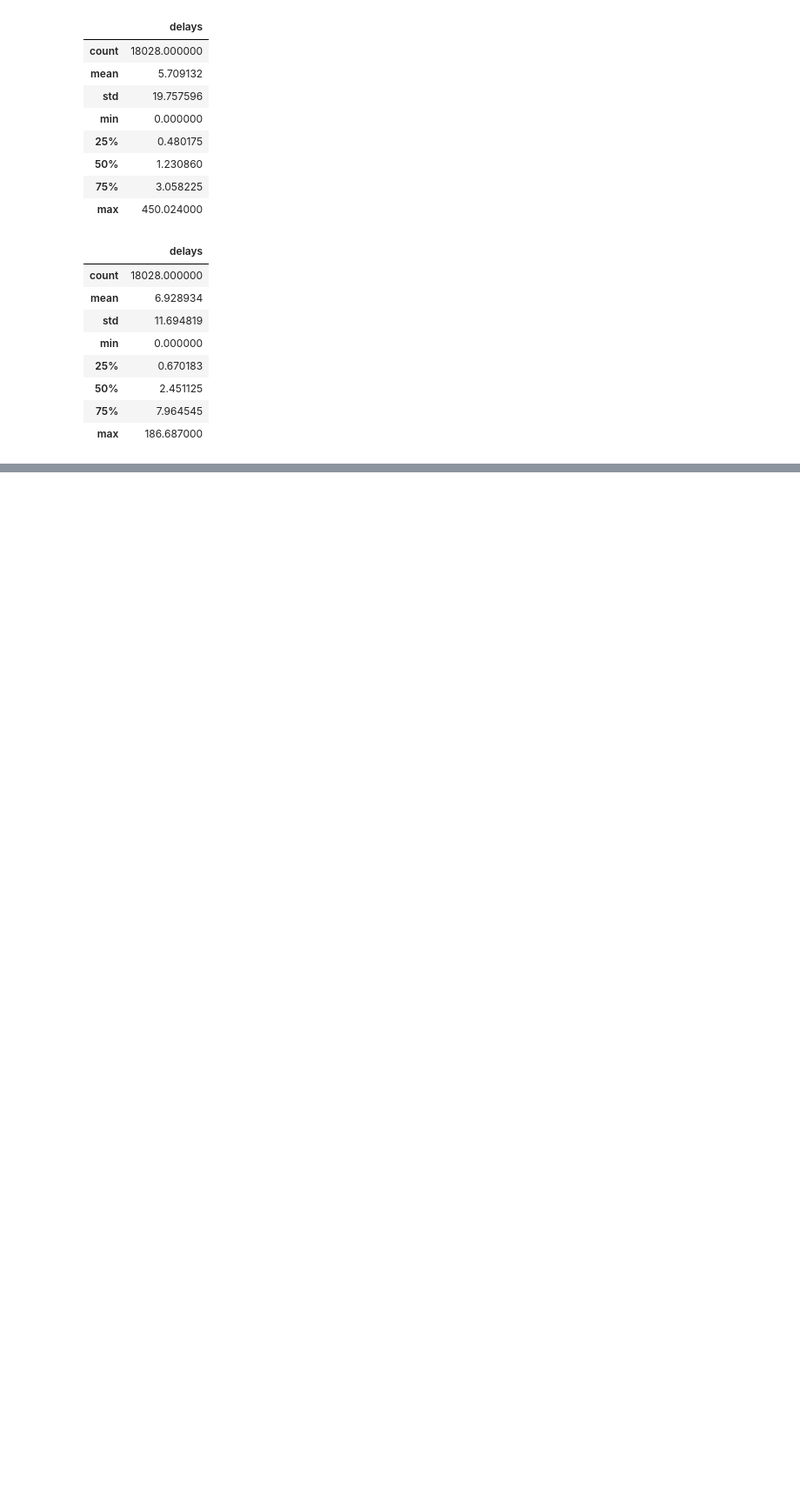
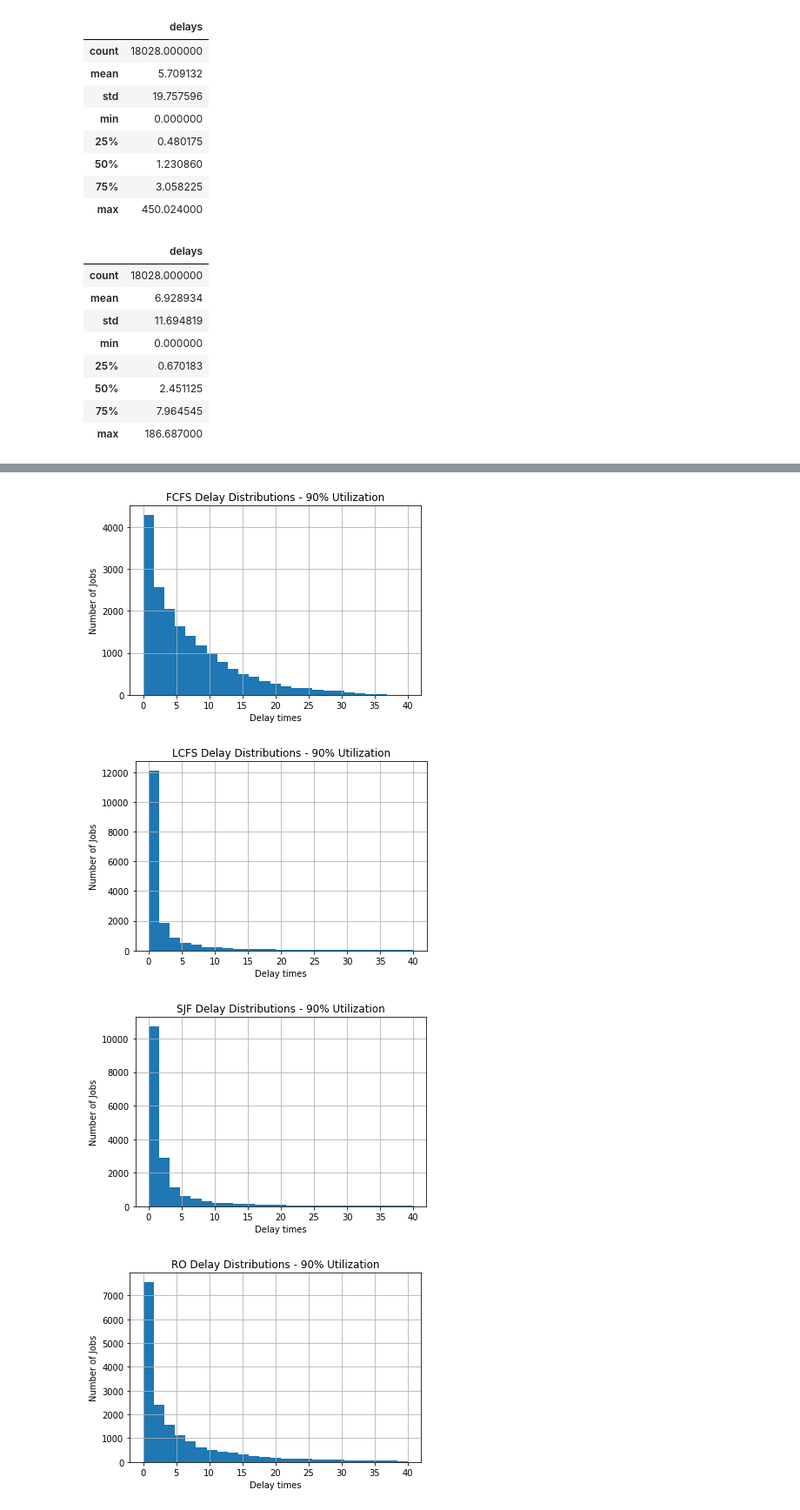
Before and after one commit to liamgomez/QueueDisciplineComparison, a Jupyter notebook: delay_and_response_times_90_utilization.ipynb, the cells around one changed output, grey strips where cells are left out. Shown at 87% size. Cells and saved outputs as stored; diff of their text form; code cells hidden in the pictures; blank space fills up the shorter version.

```diff
--- a/delay_and_response_times_90_utilization.ipynb
+++ b/delay_and_response_times_90_utilization.ipynb
@@ -109,0 +145,36 @@ df2_RO.describe()
+# %%
+df2_FCFS.hist(column='delays', bins=25, range=[0, 40])
+plt.title('FCFS Delay Distributions - 90% Utilization')
+plt.ylabel('Number of Jobs')
+plt.xlabel('Delay times')
+plt.legend(loc='upper right')
+plt.savefig('FCFS_delay_times.png', dpi=300)
+
+
+df2_LCFS.hist(column='delays', bins=25, range=[0, 40])
+plt.title('LCFS Delay Distributions - 90% Utilization')
+plt.ylabel('Number of Jobs')
+plt.xlabel('Delay times')
+plt.legend(loc='upper right')
+plt.savefig('LCFS_delay_times.png', dpi=300)
+
+
+df2_SJF.hist(column='delays', bins=25, range=[0, 40])
+plt.title('SJF Delay Distributions - 90% Utilization')
+plt.ylabel('Number of Jobs')
+plt.xlabel('Delay times')
+plt.legend(loc='upper right')
+plt.savefig('SJF_delay_times.png', dpi=300)
+
+
+df2_RO.hist(column='delays', bins=25, range=[0, 40])
+plt.title('RO Delay Distributions - 90% Utilization')
+plt.ylabel('Number of Jobs')
+plt.xlabel('Delay times')
+plt.legend(loc='upper right')
+plt.savefig('RO_delay_times.png', dpi=300)
+# %% [output]
+[figure, added]
+[figure, added]
+[figure, added]
+[figure, added]
```
Also changed, not shown: parts of 3 cells of this notebook.
